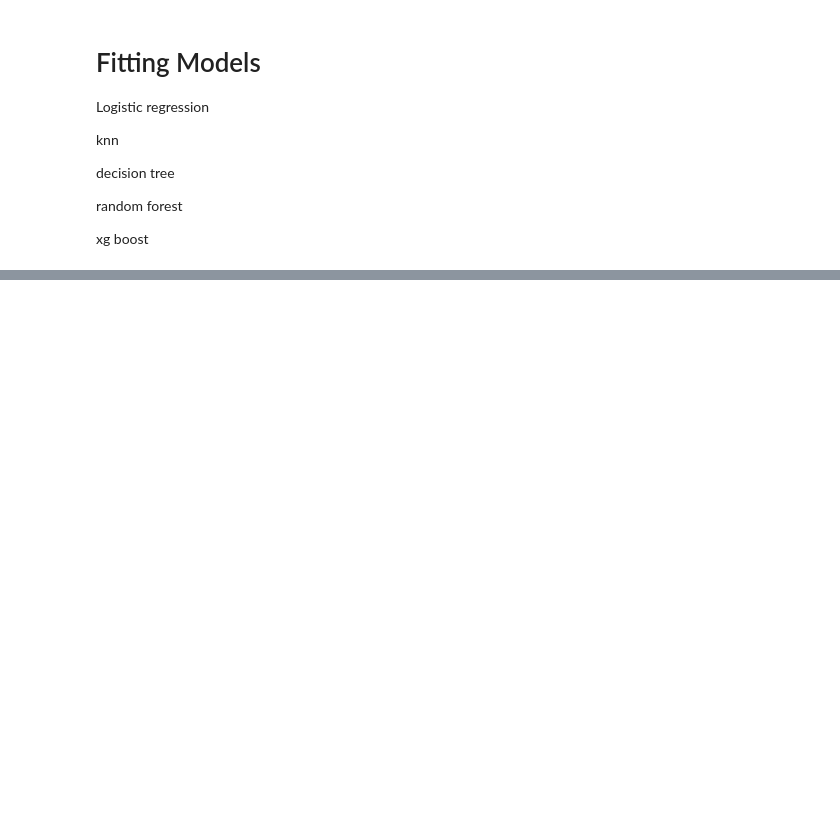
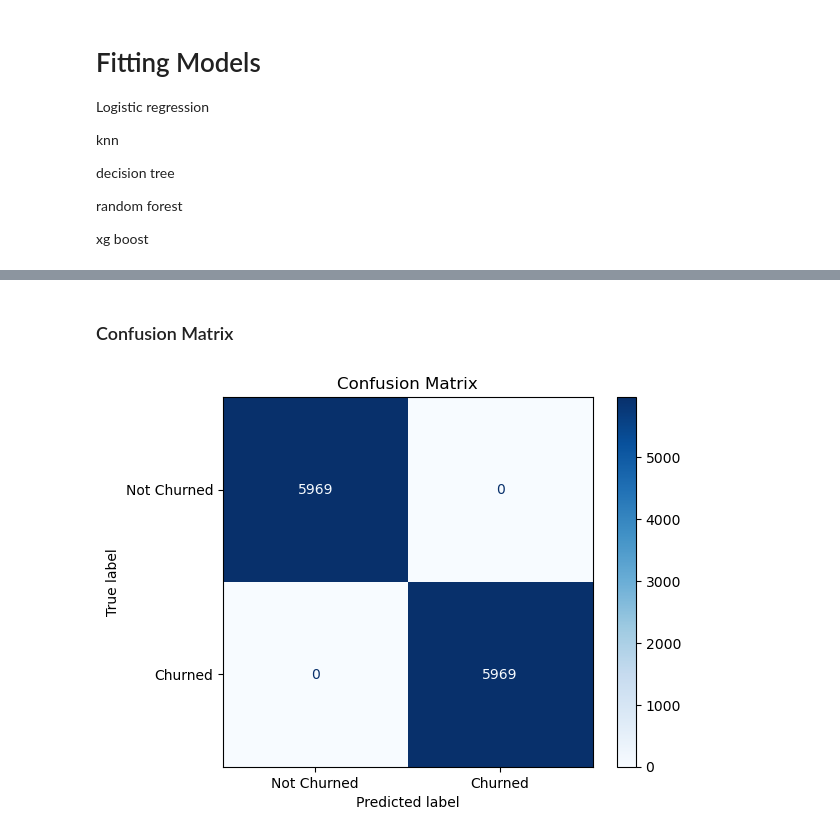
Before and after one commit to mpabbathi/churn-orbit, a Jupyter notebook: Models.ipynb, the cells around one changed output, grey strips where cells are left out. Drawn from its saved outputs; the diff is of its cells as text; code cells hidden in the pictures; blank space fills up the shorter version.

```diff
--- a/Models.ipynb
+++ b/Models.ipynb
@@ -78,0 +124,38 @@ xg boost
+# %%
+# knn_spec = KNeighborsClassifier()
+
+# knn_pipeline = Pipeline([
+#     ('preprocessor', preprocessor),
+#     ('knn', knn_spec)
+# ])
+
+# knn_param_grid = {
+#     'knn__n_neighbors': [3, 5, 7, 9],
+#     'knn__weights': ['uniform', 'distance'],
+#     'knn__metric': ['minkowski', 'euclidean']
+# }
+
+# knn_grid_search = GridSearchCV(
+#     knn_pipeline,
+#    knn_param_grid,
+#     cv=cv,
+#     n_jobs=-1,
+#     scoring='roc_auc'
+# )
+
+# knn_grid_search.fit(X_train, y_train)
+
+# best_model = knn_grid_search.best_estimator_
+# joblib.dump(best_model, 'best_knn_model.pkl')
+knn_best_model = joblib.load('best_knn_model.pkl')
+y_pred_knn = knn_best_model.predict(X_train)
+# %% [markdown]
+### Confusion Matrix
+# %%
+cm = confusion_matrix(y_train, y_pred_knn)
+disp = ConfusionMatrixDisplay(confusion_matrix=cm, display_labels=['Not Churned', 'Churned'])
+disp.plot(cmap='Blues', values_format='d')
+plt.title("Confusion Matrix")
+plt.show()
+# %% [output]
+[figure, added]
```
Also changed, not shown: parts of 25 cells of this notebook.
